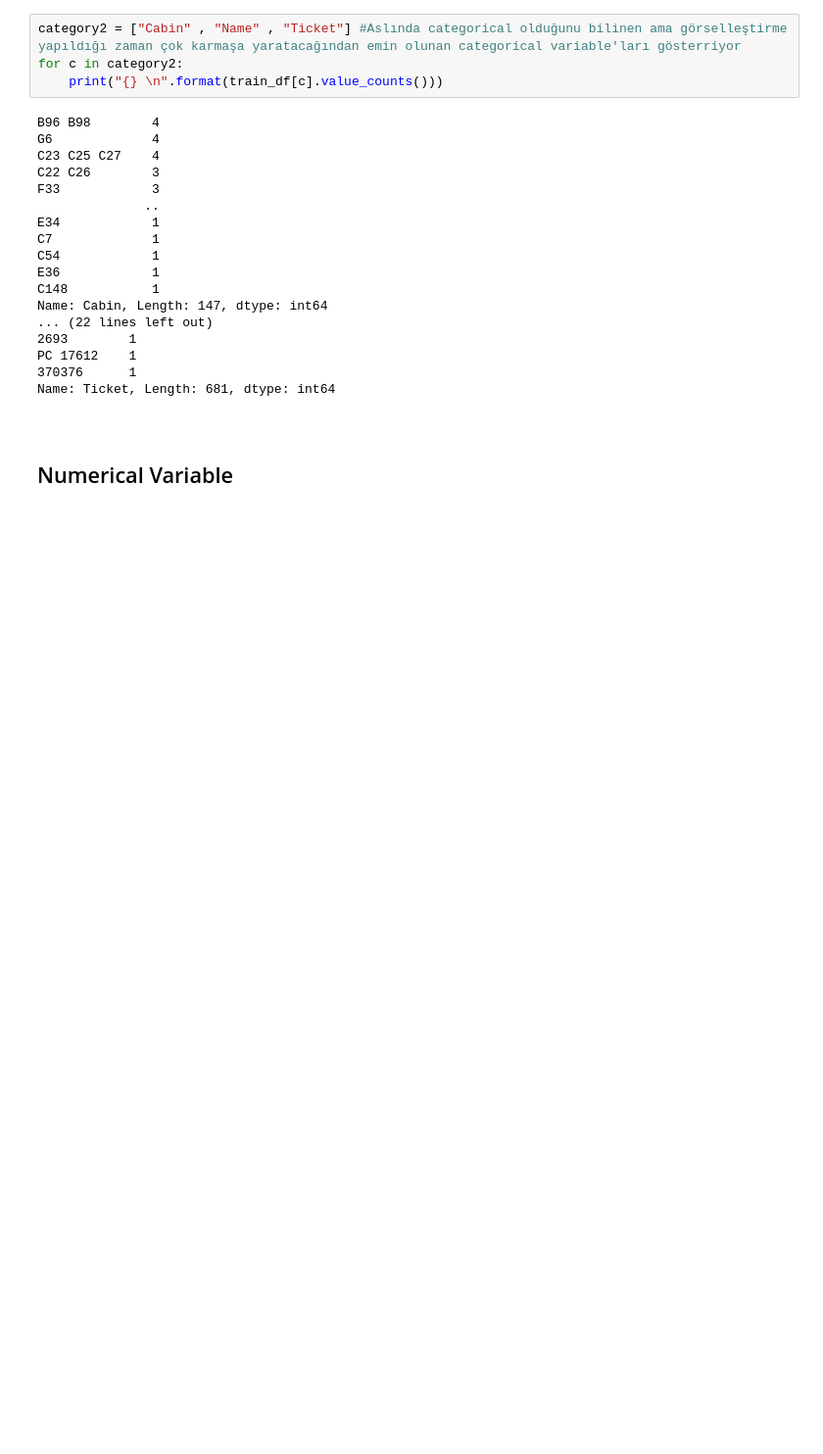
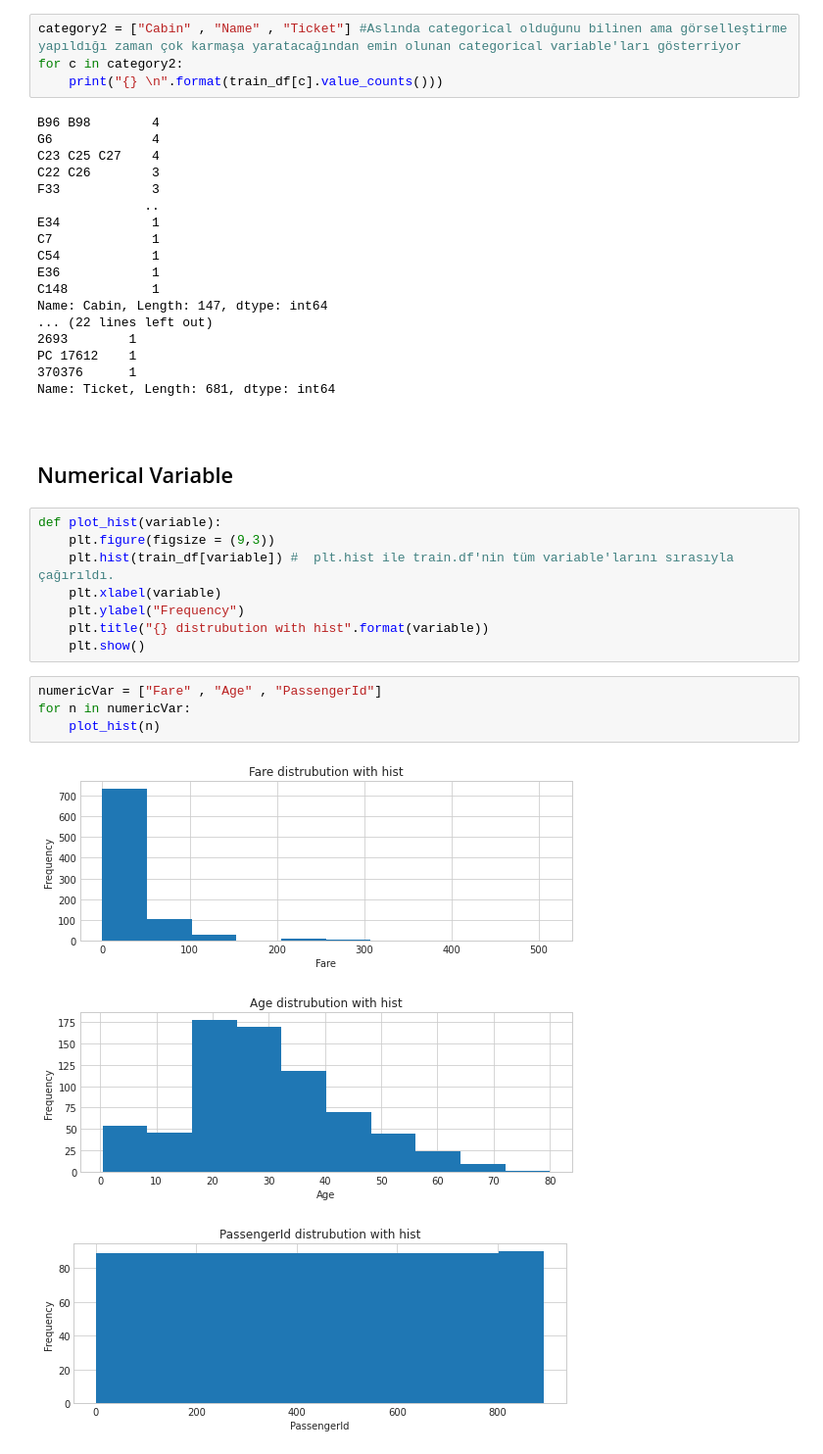
Before and after one commit to esmnralican/Titanic-EDA, a Jupyter notebook: titanik-eda2.ipynb, the cells around one changed output. Shown at 98% size. Saved outputs shown, nothing was run; the diff lists cells and outputs as text; blank space fills up the shorter version.

```diff
--- a/titanik-eda2.ipynb
+++ b/titanik-eda2.ipynb
@@ -220,3 +220,19 @@ Name: Ticket, Length: 681, dtype: int64
 # %% [markdown]
  <a id = "5"></a><br>
  ## Numerical Variable
+# %%
+def plot_hist(variable):
+    plt.figure(figsize = (9,3))
+    plt.hist(train_df[variable]) #  plt.hist ile train.df'nin tüm variable'larını sırasıyla çağırıldı.
+    plt.xlabel(variable)
+    plt.ylabel("Frequency")
+    plt.title("{} distrubution with hist".format(variable))
+    plt.show()
+# %%
+numericVar = ["Fare" , "Age" , "PassengerId"]
+for n in numericVar:
+    plot_hist(n)
+# %% [output]
+[figure, added]
+[figure, added]
+[figure, added]
```
Also changed, not shown: parts of 4 cells of this notebook.
